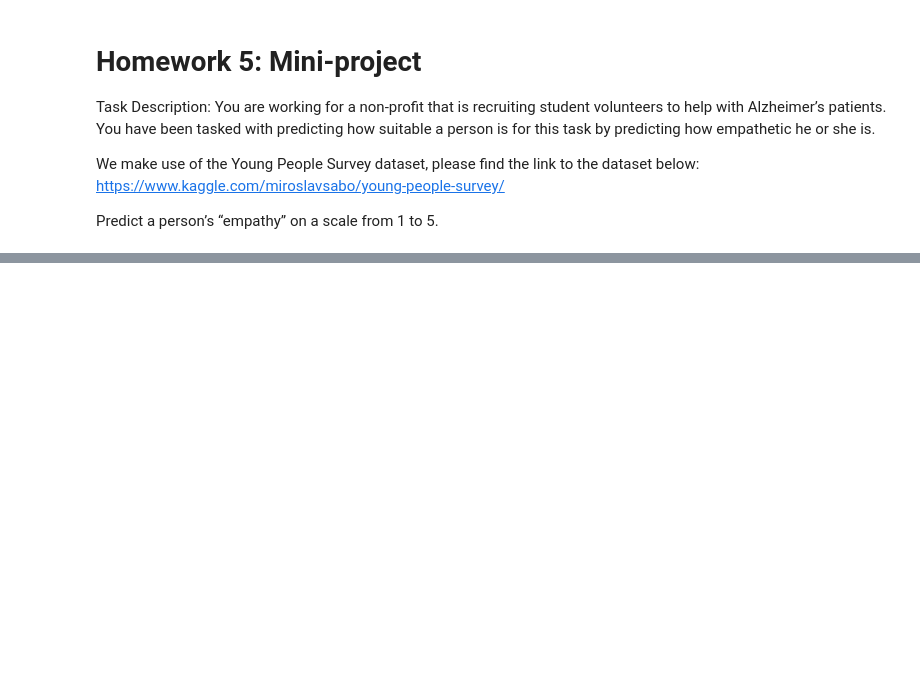
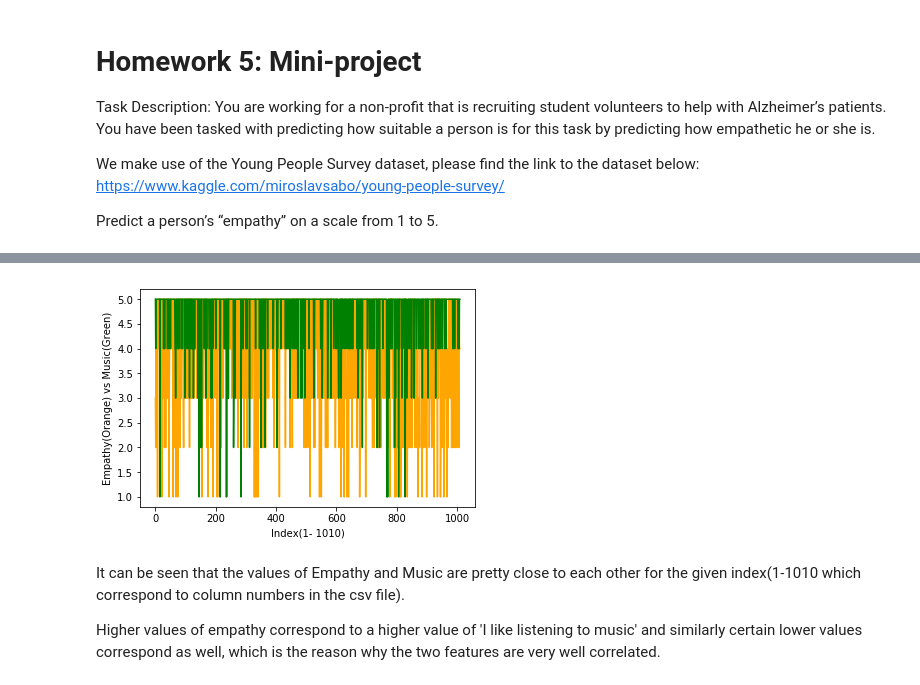
Before and after one commit to kvkadakia/Machine-Learning-Project, a Jupyter notebook: empathy_prediction.ipynb, the cells around one changed output, grey strips where cells are left out. Saved outputs shown, nothing was run; the diff lists cells and outputs as text; code cells hidden in the pictures; blank space fills up the shorter version.

```diff
--- a/empathy_prediction.ipynb
+++ b/empathy_prediction.ipynb
@@ -126 +181,20 @@ print(top_feat)
+# %%
+from matplotlib.pyplot import subplots, show
+
+list1 = music_valuesforline.tolist()
+list2 = emp_valuesforline.tolist()
+x = range(1010)
+
+fig, ax = subplots()
+ax.plot(x, list2,color='orange')
+ax.plot(x,list1,color='green')
+ax.set_xlabel("Index(1- 1010)")
+ax.set_ylabel("Empathy(Orange) vs Music(Green)")
+show()
+# %% [output]
+[figure, added]
+# %% [markdown]
+It can be seen that the values of Empathy and Music are pretty close to each other for the given index(1-1010 which correspond to column numbers in the csv file).
+
+Higher values of empathy correspond to a higher value of 'I like listening to music' and similarly certain lower values correspond as well, which is the reason why the two features are very well correlated.
 # %% [markdown]
```
Also changed, not shown: parts of 31 cells of this notebook, 3 other files.
